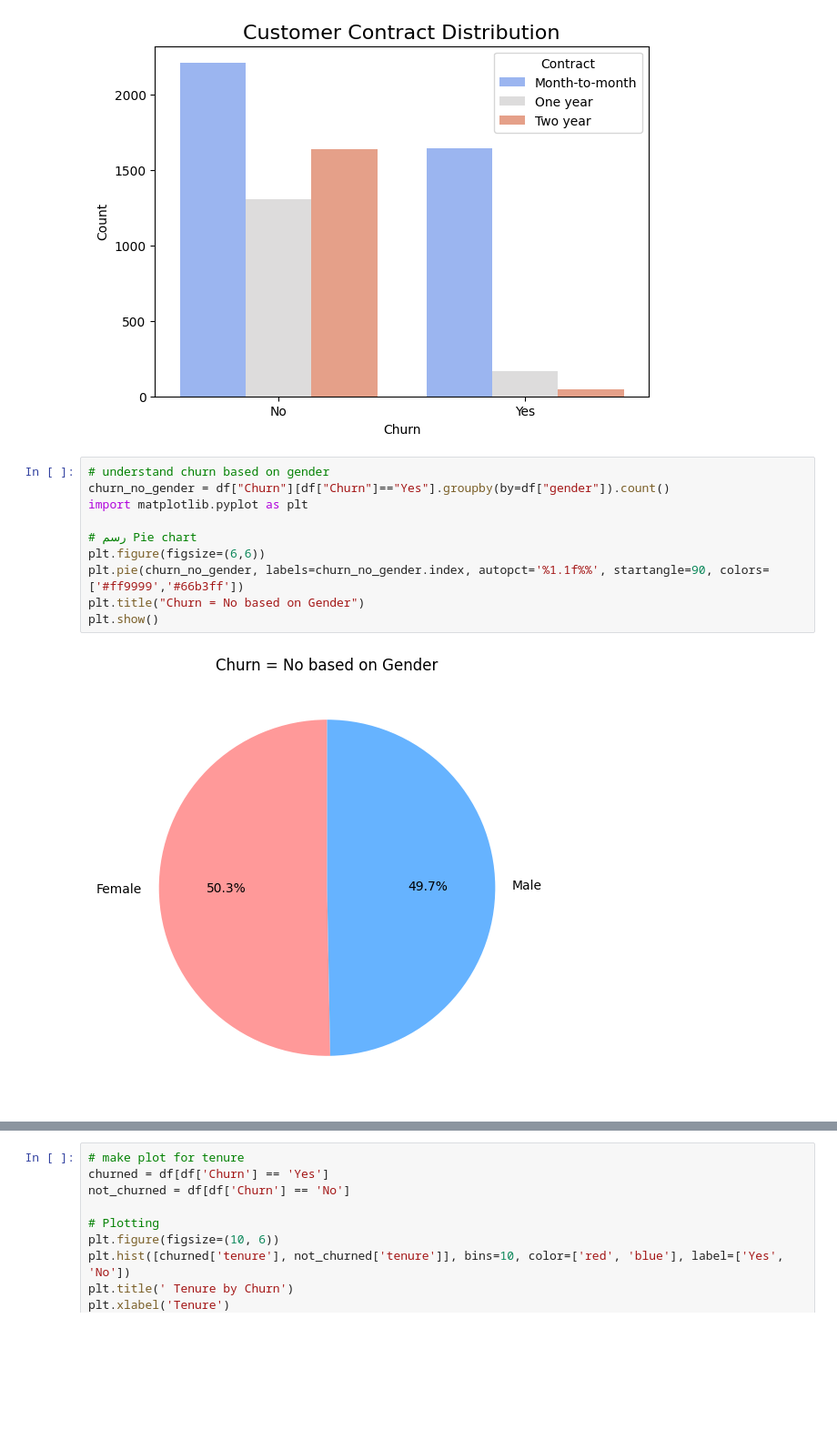
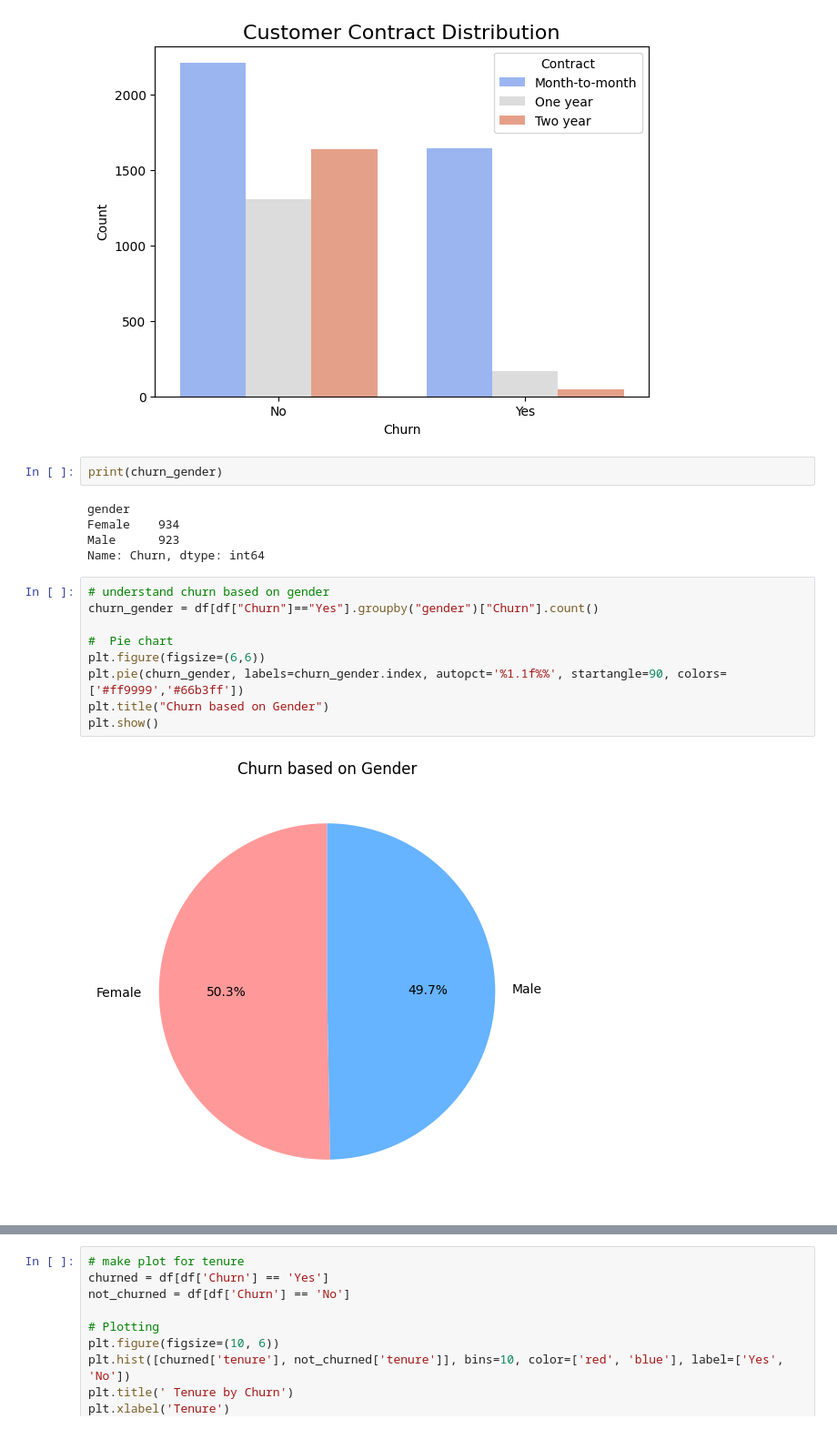
Before and after one commit to younes-li554/customer-churn-prediction, a Jupyter notebook: customer_churn.py.ipynb, the cells around one changed output, grey strips where cells are left out. Shown at 91% size. Saved outputs shown, nothing was run; the diff lists cells and outputs as text; blank space fills up the shorter version.

```diff
--- a/customer_churn.py.ipynb
+++ b/customer_churn.py.ipynb
@@ -236,15 +238,21 @@ plt.legend(title="Contract")  # Legend title
 plt.show()
 # %% [output]
 [figure]
+# %%
+print(churn_gender)
+# %% [output]
+gender
+Female    934
+Male      923
+Name: Churn, dtype: int64
 # %%
 # understand churn based on gender
-churn_no_gender = df["Churn"][df["Churn"]=="Yes"].groupby(by=df["gender"]).count()
-import matplotlib.pyplot as plt
+churn_gender = df[df["Churn"]=="Yes"].groupby("gender")["Churn"].count()
 
-# رسم Pie chart
+#  Pie chart
 plt.figure(figsize=(6,6))
-plt.pie(churn_no_gender, labels=churn_no_gender.index, autopct='%1.1f%%', startangle=90, colors=['#ff9999','#66b3ff'])
-plt.title("Churn = No based on Gender")
+plt.pie(churn_gender, labels=churn_gender.index, autopct='%1.1f%%', startangle=90, colors=['#ff9999','#66b3ff'])
+plt.title("Churn based on Gender")
 plt.show()
 # %% [output]
-[figure, old version]
+[figure, new version]
```
Also changed, not shown: parts of 6 cells of this notebook.
